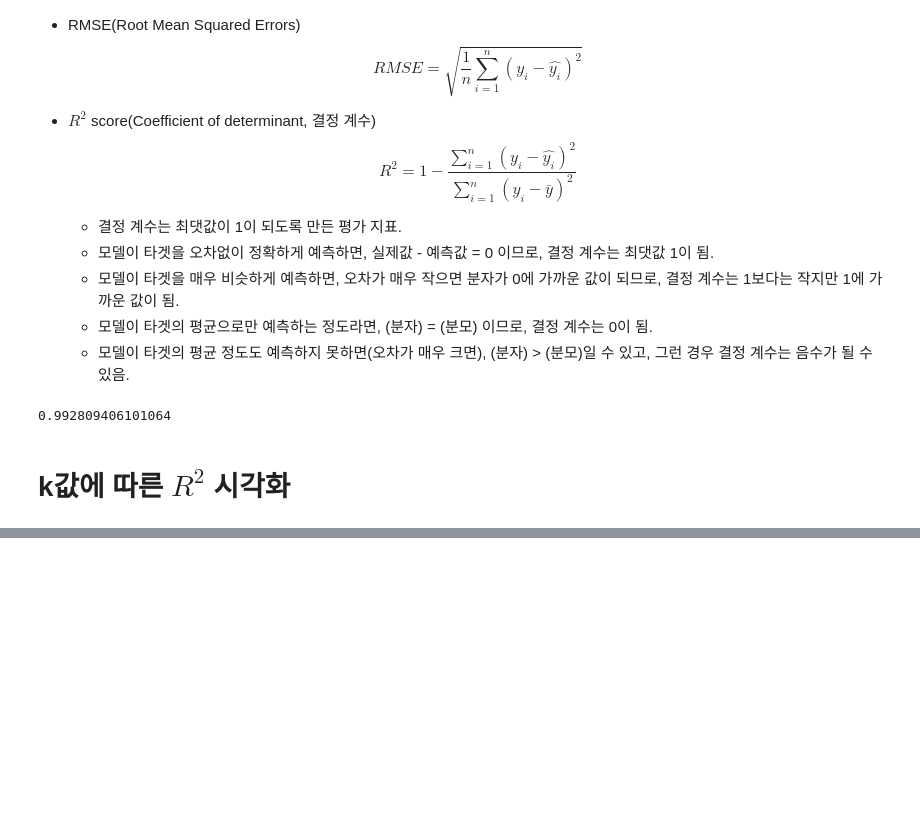
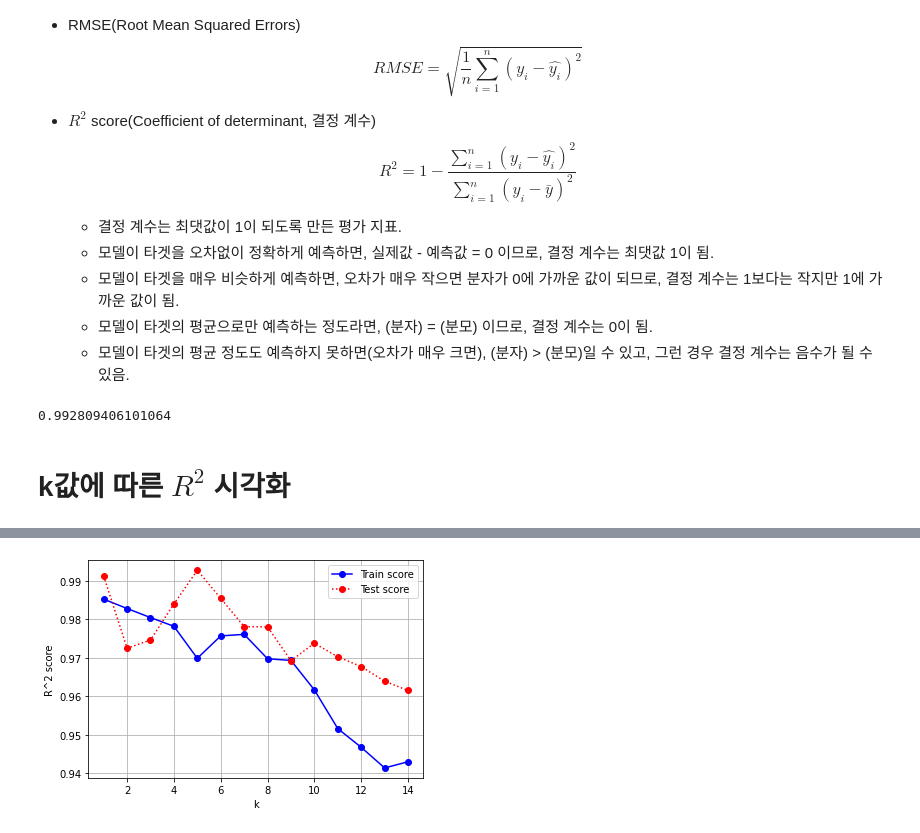
Before and after one commit to sangjin94/itwill-python, a Jupyter notebook: ml05_regression.ipynb, the cells around one changed output, grey strips where cells are left out. Drawn from its saved outputs; the diff is of its cells as text; code cells hidden in the pictures; blank space fills up the shorter version.

```diff
--- a/ml05_regression.ipynb
+++ b/ml05_regression.ipynb
@@ -244,10 +245,17 @@ r2_score(y_test, test_pred)
 train_scores = []  # train set의 결정 계수들을 저장할 리스트
 test_scores = []  # test set의 결정 계수들을 저장할 리스트
 
-k_values = np.arange(1, 11)
-# 1 ~ 10까지 k값에 따라서 반복
+k_values = np.arange(1, 15)
+# 1 ~ 14까지 k값에 따라서 반복
     # 모델 생성
+for k in range(1,15):
+  knn= KNeighborsRegressor(n_neighbors=k)
     # 모델 훈련
+  knn.fit(X_train, y_train)
     # 훈련 셋 평가 점수 계산, 저장
-    # 테스트 셋 평가 점수 계산, 저장
+  train_pred = knn.predict(X_train)
+  train_scores.append(r2_score(y_train, train_pred))
+  # 테스트 셋 평가 점수 계산, 저장
+  test_pred = knn.predict(X_test)
+  test_scores.append(r2_score(y_test, test_pred))
 # 평가 점수 시각화
@@ -253,0 +300,10 @@ k_values = np.arange(1, 11)
+# %%
+plt.plot(k_values,train_scores,'bo-',label='Train score')
+plt.plot(k_values,test_scores,'ro:', label='Test score')
+plt.grid()
+plt.xlabel('k')
+plt.ylabel('R^2 score')
+plt.legend()
+plt.show()
+# %% [output]
+[figure, added]
```
Also changed, not shown: parts of 3 cells of this notebook.
